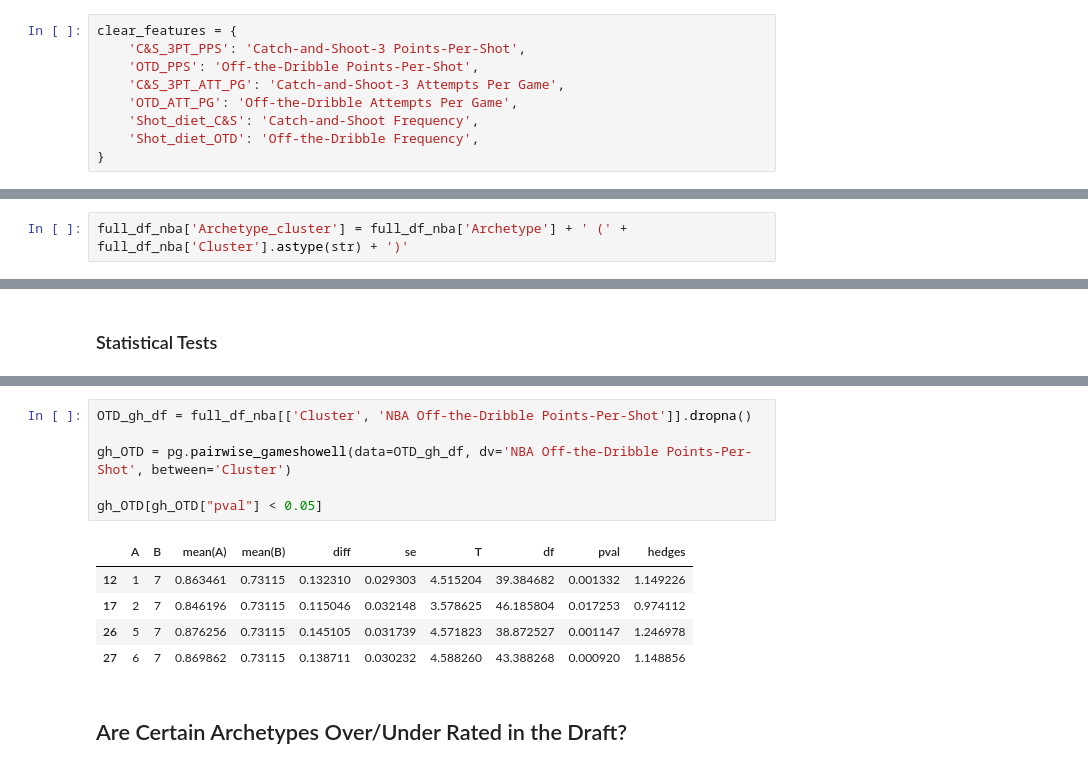
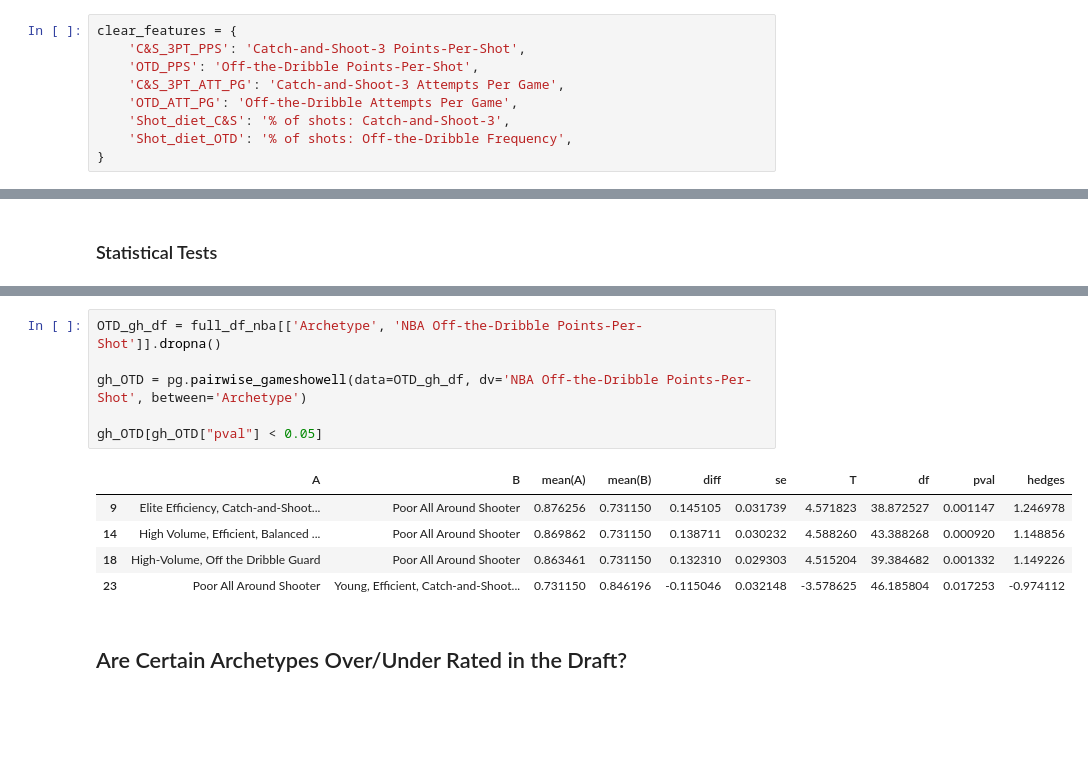
Before and after one commit to rickmart2/si-699-nba-shooting-modeling, a Jupyter notebook: clustering_analysis.ipynb, the cells around one changed output, grey strips where cells are left out. Saved outputs shown, nothing was run; the diff lists cells and outputs as text; blank space fills up the shorter version.

```diff
--- a/clustering_analysis.ipynb
+++ b/clustering_analysis.ipynb
@@ -22,8 +26,8 @@ clear_features = {
     'OTD_PPS': 'Off-the-Dribble Points-Per-Shot',
     'C&S_3PT_ATT_PG': 'Catch-and-Shoot-3 Attempts Per Game',
     'OTD_ATT_PG': 'Off-the-Dribble Attempts Per Game',
-    'Shot_diet_C&S': 'Catch-and-Shoot Frequency',
-    'Shot_diet_OTD': 'Off-the-Dribble Frequency',
+    'Shot_diet_C&S': '% of shots: Catch-and-Shoot-3',
+    'Shot_diet_OTD': '% of shots: Off-the-Dribble Frequency',
 }
 # %%
 # Drop noisy features, I planned on including them in the clustering but they didn't add much value and made the clusters less interpretable
@@ -200,6 +226,4 @@ plt.title('NBA Off-the-Dribble Points-Per-Shot by College Archetype')
 # %% [output]
 Text(0.5, 1.0, 'NBA Off-the-Dribble Points-Per-Shot by College Archetype')
 [figure]
-# %%
-full_df_nba['Archetype_cluster'] = full_df_nba['Archetype'] + ' (' + full_df_nba['Cluster'].astype(str) + ')'
 # %%
@@ -293,17 +317,17 @@ use_var = unequal
 welch_correction = True
 tuple = (4.874423499401853, 0.00012233783868034295)
 # %%
-OTD_gh_df = full_df_nba[['Cluster', 'NBA Off-the-Dribble Points-Per-Shot']].dropna()
+OTD_gh_df = full_df_nba[['Archetype', 'NBA Off-the-Dribble Points-Per-Shot']].dropna()
 
-gh_OTD = pg.pairwise_gameshowell(data=OTD_gh_df, dv='NBA Off-the-Dribble Points-Per-Shot', between='Cluster')
+gh_OTD = pg.pairwise_gameshowell(data=OTD_gh_df, dv='NBA Off-the-Dribble Points-Per-Shot', between='Archetype')
 
 gh_OTD[gh_OTD["pval"] < 0.05]
 # %% [output]
 |  | A | B | mean(A) | mean(B) | diff | se | T | df | pval | hedges |
-| 12 | 1 | 7 | 0.863461 | 0.73115 | 0.132310 | 0.029303 | 4.515204 | 39.384682 | 0.001332 | 1.149226 |
-| 17 | 2 | 7 | 0.846196 | 0.73115 | 0.115046 | 0.032148 | 3.578625 | 46.185804 | 0.017253 | 0.974112 |
-| 26 | 5 | 7 | 0.876256 | 0.73115 | 0.145105 | 0.031739 | 4.571823 | 38.872527 | 0.001147 | 1.246978 |
-| 27 | 6 | 7 | 0.869862 | 0.73115 | 0.138711 | 0.030232 | 4.588260 | 43.388268 | 0.000920 | 1.148856 |
+| 9 | Elite Efficiency, Catch-and-Shoot... | Poor All Around Shooter | 0.876256 | 0.731150 | 0.145105 | 0.031739 | 4.571823 | 38.872527 | 0.001147 | 1.246978 |
+| 14 | High Volume, Efficient, Balanced ... | Poor All Around Shooter | 0.869862 | 0.731150 | 0.138711 | 0.030232 | 4.588260 | 43.388268 | 0.000920 | 1.148856 |
+| 18 | High-Volume, Off the Dribble Guard | Poor All Around Shooter | 0.863461 | 0.731150 | 0.132310 | 0.029303 | 4.515204 | 39.384682 | 0.001332 | 1.149226 |
+| 23 | Poor All Around Shooter | Young, Efficient, Catch-and-Shoot... | 0.731150 | 0.846196 | -0.115046 | 0.032148 | -3.578625 | 46.185804 | 0.017253 | -0.974112 |
 # %% [markdown]
 ## Are Certain Archetypes Over/Under Rated in the Draft?
 # %%
```
Also changed, not shown: parts of 22 cells of this notebook.
